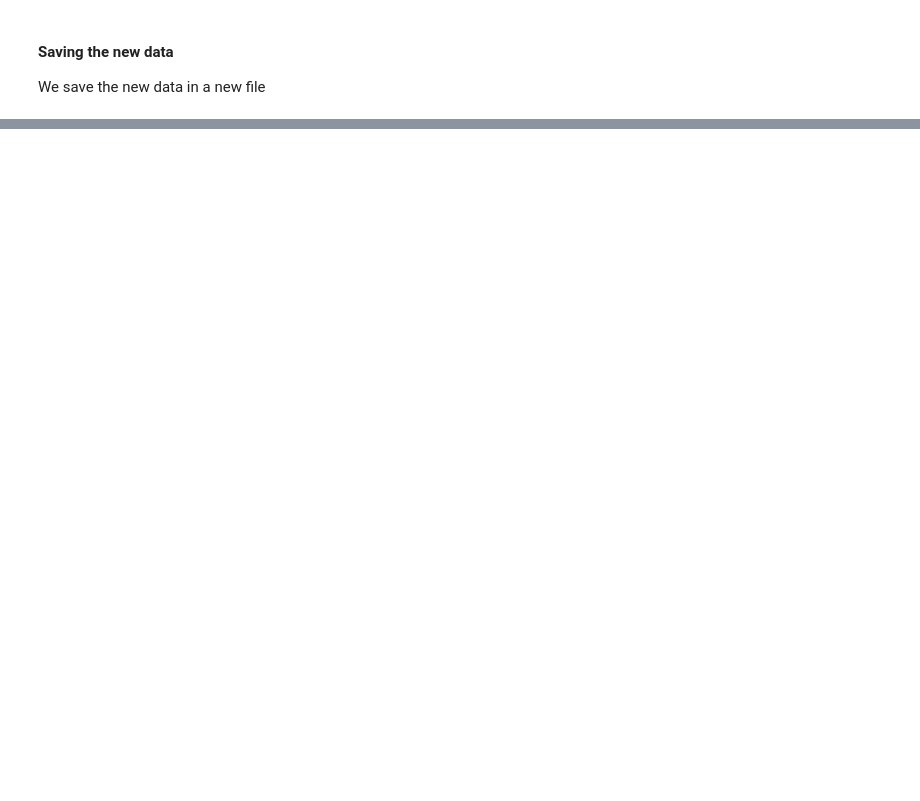
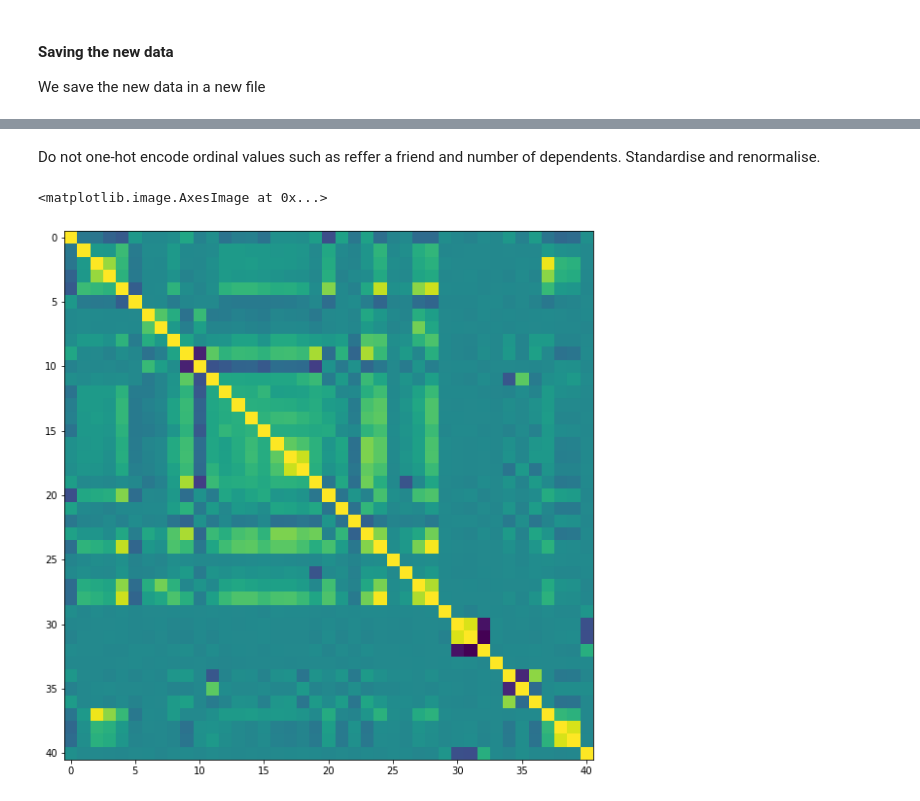
Before and after one commit to lucienwalewski/cse204project, a Jupyter notebook: src/preprocessing.ipynb, the cells around one changed output, grey strips where cells are left out. Drawn from its saved outputs; the diff is of its cells as text; code cells hidden in the pictures; blank space fills up the shorter version.

```diff
--- a/src/preprocessing.ipynb
+++ b/src/preprocessing.ipynb
@@ -491,5 +500,5 @@ memory usage: 2.4 MB
 # %%
-df.drop(["Customer ID", "Satisfaction Score"], axis=1, inplace=True)
+df.drop(["Customer ID"], axis=1, inplace=True)
 # %% [markdown]
 #### Saving the new data
 
@@ -502,0 +539,8 @@ df.to_csv(save_path)
+# %% [markdown]
+Do not one-hot encode ordinal values such as reffer a friend and number of dependents. Standardise and renormalise.
+# %%
+plt.figure(figsize = (15, 10))
+plt.imshow(df.corr())
+# %% [output]
+<matplotlib.image.AxesImage at 0x...>
+[figure, added]
```
Also changed, not shown: parts of 20 cells of this notebook, 4 other files.
